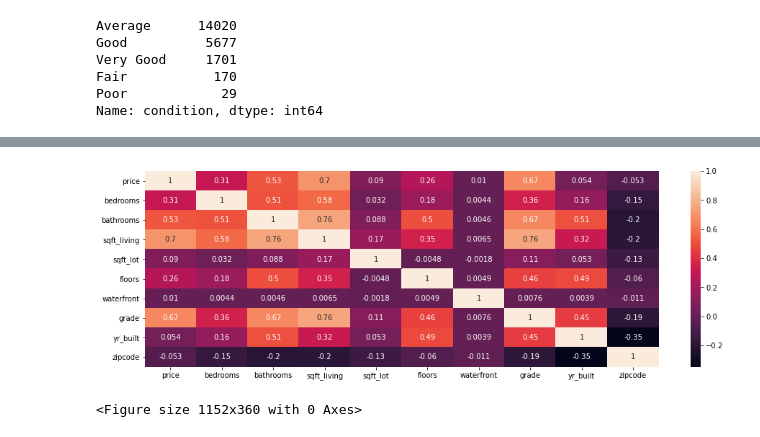
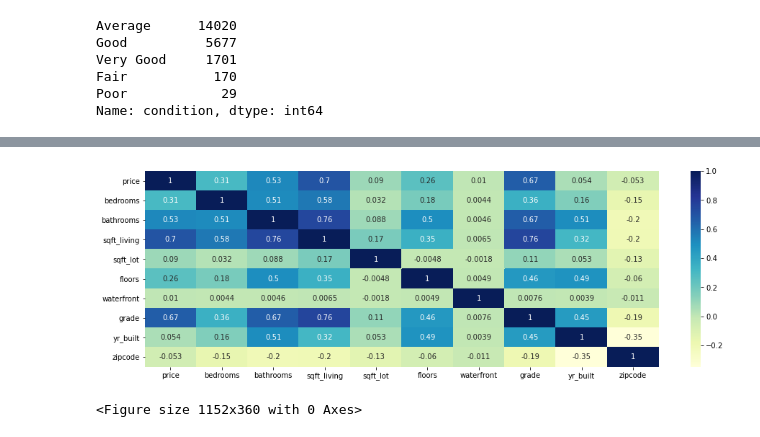
Before and after one commit to sumed-h/Group-3, a Jupyter notebook: studentfinal.ipynb, the cells around one changed output, grey strips where cells are left out. Drawn from its saved outputs; the diff is of its cells as text; code cells hidden in the pictures.

```diff
--- a/studentfinal.ipynb
+++ b/studentfinal.ipynb
@@ -338,9 +351,9 @@ kccorr
 | zipcode | -0.053402 | -0.154092 | -0.204786 | -0.199802 | -0.129586 | -0.059541 | -0.011452 | -0.185771 | -0.347210 | 1.000000 |
 # %%
 plt.figure(figsize = (16,5))
-sns.heatmap(kccorr, xticklabels=kccorr.columns, yticklabels=kccorr.columns, annot=True);
+sns.heatmap(kccorr, xticklabels=kccorr.columns, yticklabels=kccorr.columns, annot=True, cmap="YlGnBu");
 # %% [output]
-[figure, old version]
+[figure, new version]
 # %%
 plt.figure(figsize=(16,5))
 sns.pairplot(kc)
```
Also changed, not shown: parts of 47 cells of this notebook.
